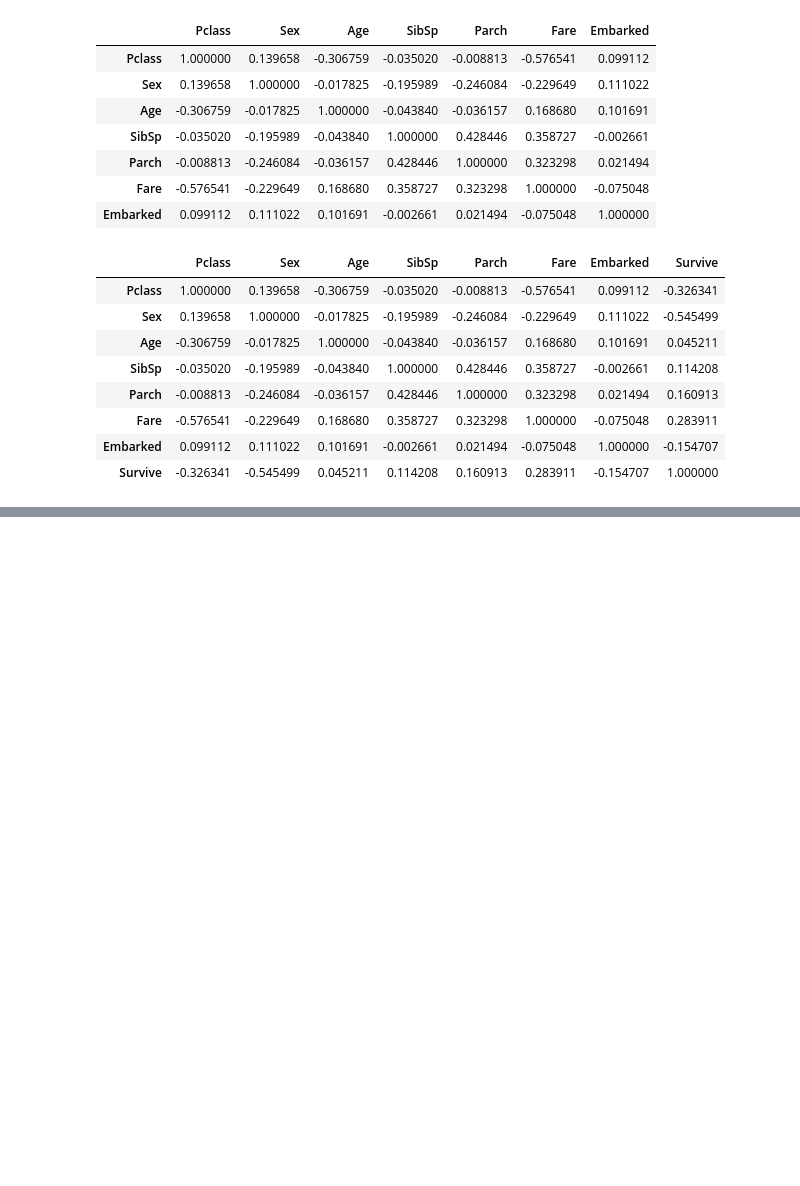
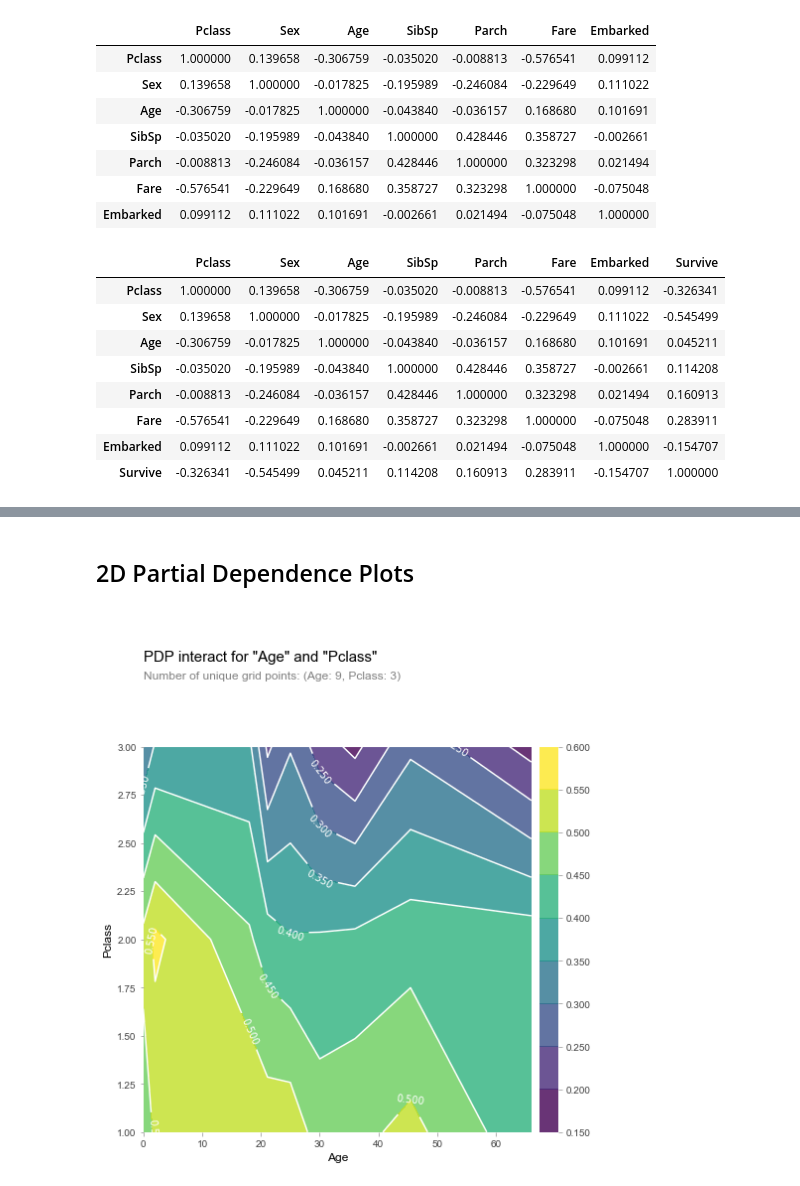
Before and after one commit to doreensacker/Kaggle-Titanic, a Jupyter notebook: Titanic.ipynb, the cells around one changed output, grey strips where cells are left out. Saved outputs shown, nothing was run; the diff lists cells and outputs as text; code cells hidden in the pictures; blank space fills up the shorter version.

```diff
--- a/Titanic.ipynb
+++ b/Titanic.ipynb
@@ -173,0 +200,11 @@ corrMatrixDataNumE
+# %% [markdown]
+## 2D Partial Dependence Plots
+# %%
+# Similar to previous PDP plot except we use pdp_interact instead of pdp_isolate and pdp_interact_plot instead of pdp_isolate_plot
+features_to_plot = ['Age', 'Pclass']
+inter1  =  pdp.pdp_interact(model=clf, dataset=test, model_features=test.columns, features=features_to_plot)
+
+pdp.pdp_interact_plot(pdp_interact_out=inter1, feature_names=features_to_plot, plot_type='contour')
+plt.show()
+# %% [output]
+[figure, added]
```
Also changed, not shown: parts of 6 cells of this notebook, 2 other files.
